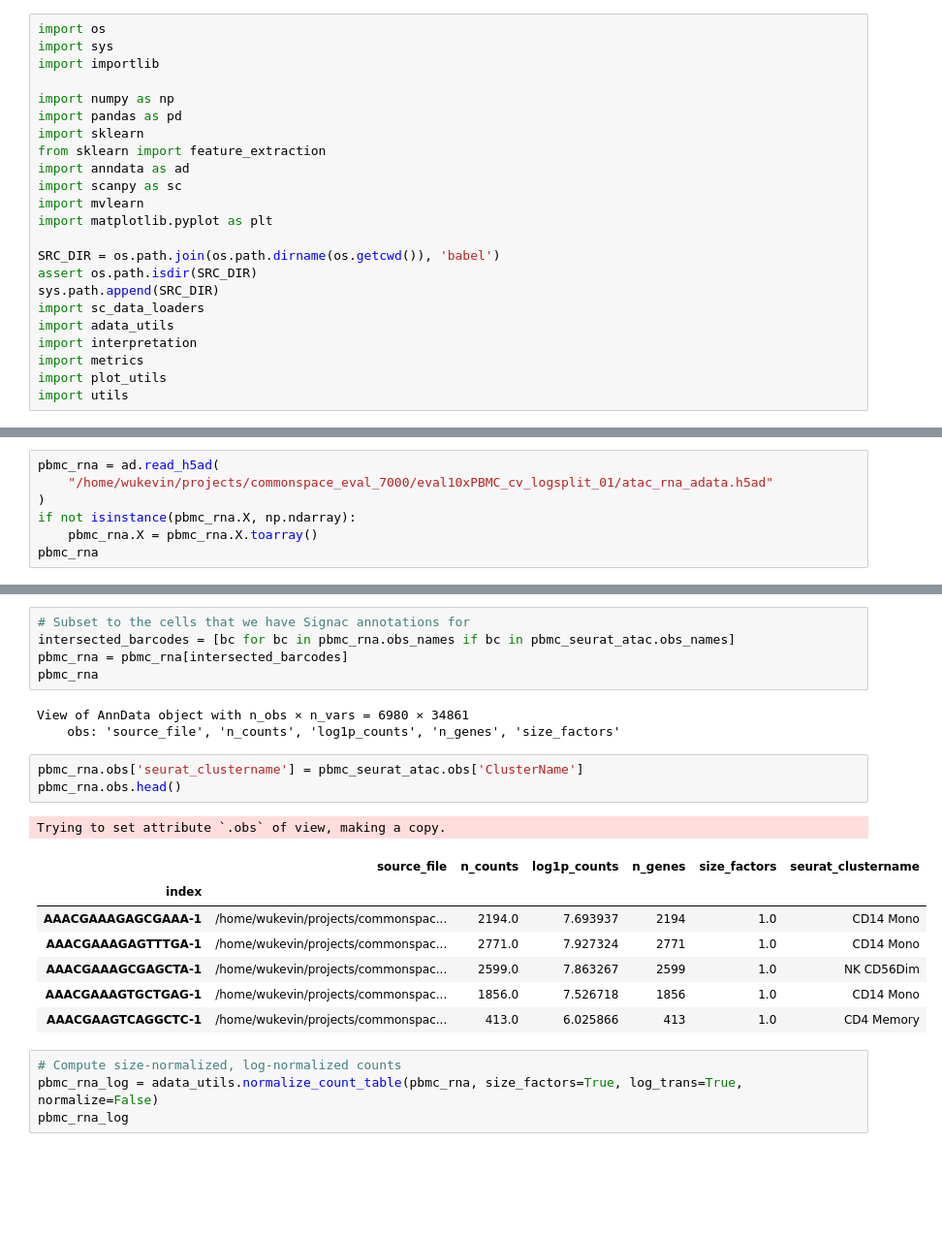
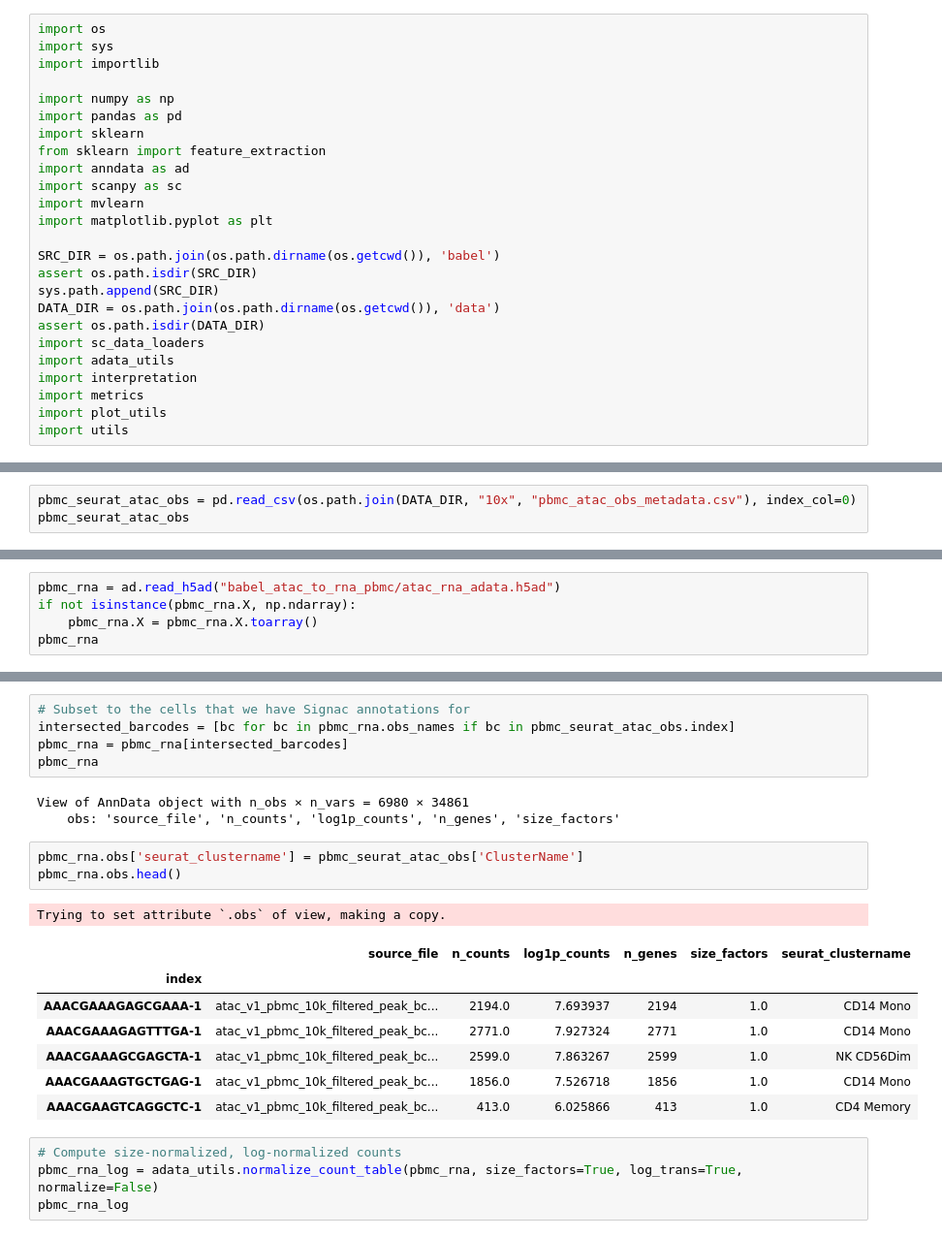
Before and after one commit to wukevin/babel, a Jupyter notebook: jupyter/pbmc_imputed_rna_eval_clean.ipynb, the cells around one changed output, grey strips where cells are left out. Shown at 97% size. Cells and saved outputs as stored; diff of their text form; blank space fills up the shorter version.

Commit message:
Update PBMC notebook to be more self contained

```diff
--- a/jupyter/pbmc_imputed_rna_eval_clean.ipynb
+++ b/jupyter/pbmc_imputed_rna_eval_clean.ipynb
@@ -19,6 +33,8 @@ import matplotlib.pyplot as plt
 SRC_DIR = os.path.join(os.path.dirname(os.getcwd()), 'babel')
 assert os.path.isdir(SRC_DIR)
 sys.path.append(SRC_DIR)
+DATA_DIR = os.path.join(os.path.dirname(os.getcwd()), 'data')
+assert os.path.isdir(DATA_DIR)
 import sc_data_loaders
 import adata_utils
 import interpretation
@@ -58,0 +49,3 @@ pbmc_seurat_atac.obs
+# %%
+pbmc_seurat_atac_obs = pd.read_csv(os.path.join(DATA_DIR, "10x", "pbmc_atac_obs_metadata.csv"), index_col=0)
+pbmc_seurat_atac_obs
@@ -59,9 +66,7 @@ pbmc_seurat_atac.obs
 # %% [markdown]
 This loads in the ATAC > RNA predictions generated by BABEL
 # %%
-pbmc_rna = ad.read_h5ad(
-    "/home/wukevin/projects/commonspace_eval_7000/eval10xPBMC_cv_logsplit_01/atac_rna_adata.h5ad"
-)
+pbmc_rna = ad.read_h5ad("babel_atac_to_rna_pbmc/atac_rna_adata.h5ad")
 if not isinstance(pbmc_rna.X, np.ndarray):
     pbmc_rna.X = pbmc_rna.X.toarray()
 pbmc_rna
@@ -70,24 +75,24 @@ AnnData object with n_obs × n_vars = 8633 × 34861
     obs: 'source_file', 'n_counts', 'log1p_counts', 'n_genes', 'size_factors'
 # %%
 # Subset to the cells that we have Signac annotations for
-intersected_barcodes = [bc for bc in pbmc_rna.obs_names if bc in pbmc_seurat_atac.obs_names]
+intersected_barcodes = [bc for bc in pbmc_rna.obs_names if bc in pbmc_seurat_atac_obs.index]
 pbmc_rna = pbmc_rna[intersected_barcodes]
 pbmc_rna
 # %% [output]
 View of AnnData object with n_obs × n_vars = 6980 × 34861
     obs: 'source_file', 'n_counts', 'log1p_counts', 'n_genes', 'size_factors'
 # %%
-pbmc_rna.obs['seurat_clustername'] = pbmc_seurat_atac.obs['ClusterName']
+pbmc_rna.obs['seurat_clustername'] = pbmc_seurat_atac_obs['ClusterName']
 pbmc_rna.obs.head()
 # %% [output]
 Trying to set attribute `.obs` of view, making a copy.
 |  | source_file | n_counts | log1p_counts | n_genes | size_factors | seurat_clustername |
 | index |  |  |  |  |  |  |
-| AAACGAAAGAGCGAAA-1 | /home/wukevin/projects/commonspac... | 2194.0 | 7.693937 | 2194 | 1.0 | CD14 Mono |
-| AAACGAAAGAGTTTGA-1 | /home/wukevin/projects/commonspac... | 2771.0 | 7.927324 | 2771 | 1.0 | CD14 Mono |
-| AAACGAAAGCGAGCTA-1 | /home/wukevin/projects/commonspac... | 2599.0 | 7.863267 | 2599 | 1.0 | NK CD56Dim |
-| AAACGAAAGTGCTGAG-1 | /home/wukevin/projects/commonspac... | 1856.0 | 7.526718 | 1856 | 1.0 | CD14 Mono |
-| AAACGAAGTCAGGCTC-1 | /home/wukevin/projects/commonspac... | 413.0 | 6.025866 | 413 | 1.0 | CD4 Memory |
+| AAACGAAAGAGCGAAA-1 | atac_v1_pbmc_10k_filtered_peak_bc... | 2194.0 | 7.693937 | 2194 | 1.0 | CD14 Mono |
+| AAACGAAAGAGTTTGA-1 | atac_v1_pbmc_10k_filtered_peak_bc... | 2771.0 | 7.927324 | 2771 | 1.0 | CD14 Mono |
+| AAACGAAAGCGAGCTA-1 | atac_v1_pbmc_10k_filtered_peak_bc... | 2599.0 | 7.863267 | 2599 | 1.0 | NK CD56Dim |
+| AAACGAAAGTGCTGAG-1 | atac_v1_pbmc_10k_filtered_peak_bc... | 1856.0 | 7.526718 | 1856 | 1.0 | CD14 Mono |
+| AAACGAAGTCAGGCTC-1 | atac_v1_pbmc_10k_filtered_peak_bc... | 413.0 | 6.025866 | 413 | 1.0 | CD4 Memory |
 # %%
 # Compute size-normalized, log-normalized counts
 pbmc_rna_log = adata_utils.normalize_count_table(pbmc_rna, size_factors=True, log_trans=True, normalize=False)
```
Also changed, not shown: parts of 7 cells of this notebook.
